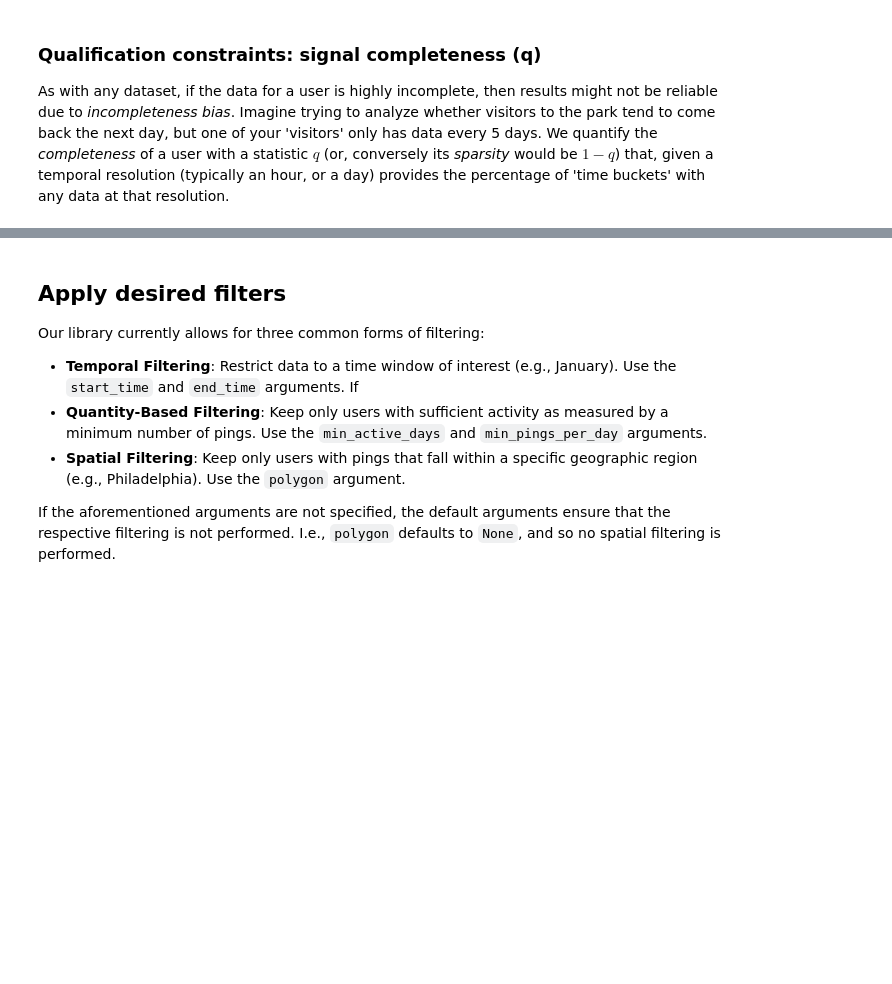
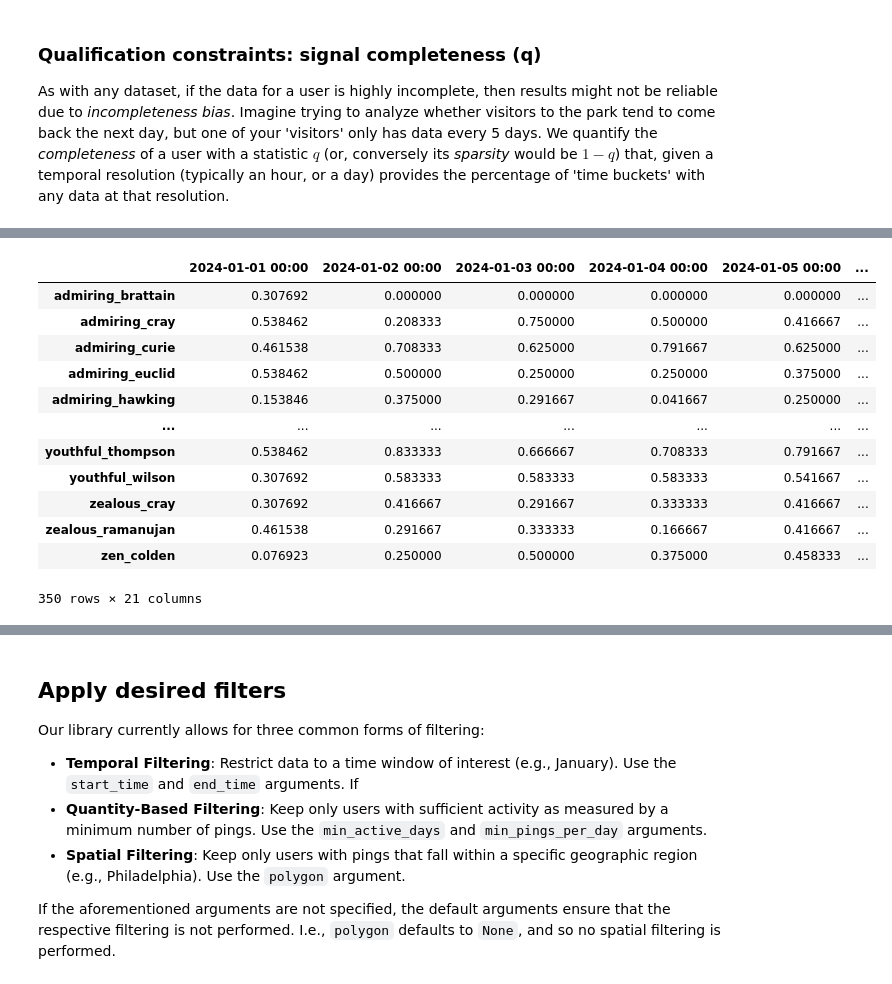
Before and after one commit to Watts-Lab/nomad, a Jupyter notebook: tutorials/IC2S2-2025/[2]filtering.ipynb, the cells around one changed output, grey strips where cells are left out. Cells and saved outputs as stored; diff of their text form; code cells hidden in the pictures; blank space fills up the shorter version.

```diff
--- a/tutorials/IC2S2-2025/[2]filtering.ipynb
+++ b/tutorials/IC2S2-2025/[2]filtering.ipynb
@@ -164,2 +238,16 @@ As with any dataset, if the data for a user is highly incomplete, then results m
 # %%
-filters.completeness(user_df, periods=1, freq='h', traj_cols=tc)
+filters.completeness(traj, traj_cols=tc, agg_freq='d')
+# %% [output]
+|  | 2024-01-01 00:00 | 2024-01-02 00:00 | 2024-01-03 00:00 | 2024-01-04 00:00 | 2024-01-05 00:00 | ... |
+| admiring_brattain | 0.307692 | 0.000000 | 0.000000 | 0.000000 | 0.000000 | ... |
+| admiring_cray | 0.538462 | 0.208333 | 0.750000 | 0.500000 | 0.416667 | ... |
+| admiring_curie | 0.461538 | 0.708333 | 0.625000 | 0.791667 | 0.625000 | ... |
+| admiring_euclid | 0.538462 | 0.500000 | 0.250000 | 0.250000 | 0.375000 | ... |
+| admiring_hawking | 0.153846 | 0.375000 | 0.291667 | 0.041667 | 0.250000 | ... |
+| ... | ... | ... | ... | ... | ... | ... |
+| youthful_thompson | 0.538462 | 0.833333 | 0.666667 | 0.708333 | 0.791667 | ... |
+| youthful_wilson | 0.307692 | 0.583333 | 0.583333 | 0.583333 | 0.541667 | ... |
+| zealous_cray | 0.307692 | 0.416667 | 0.291667 | 0.333333 | 0.416667 | ... |
+| zealous_ramanujan | 0.461538 | 0.291667 | 0.333333 | 0.166667 | 0.416667 | ... |
+| zen_colden | 0.076923 | 0.250000 | 0.500000 | 0.375000 | 0.458333 | ... |
+350 rows × 21 columns
```
Also changed, not shown: parts of 13 cells of this notebook, 1 other file.
